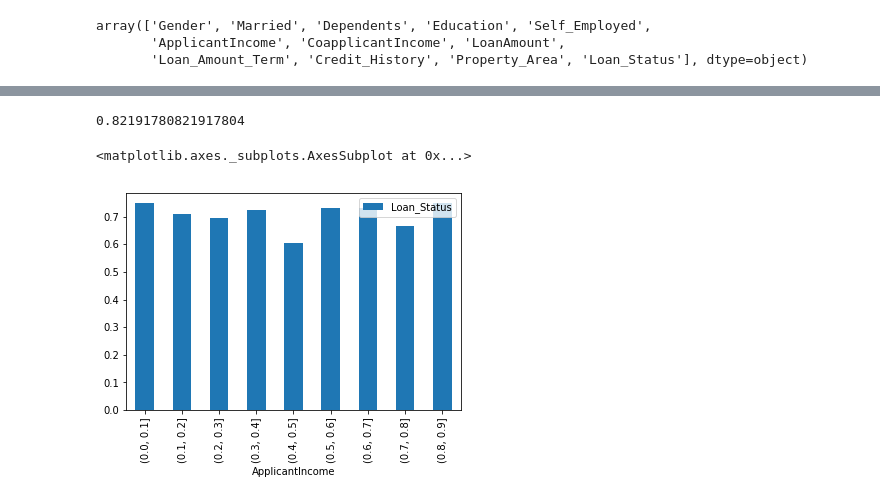
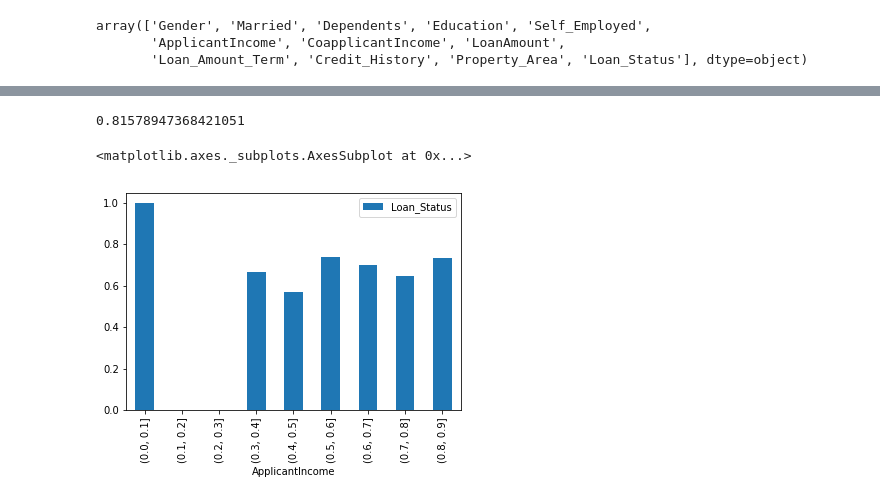
Before and after one commit to ShreyasGithub/python-data-science, a Jupyter notebook: explore_data.ipynb, the cells around one changed output, grey strips where cells are left out. Saved outputs shown, nothing was run; the diff lists cells and outputs as text; code cells hidden in the pictures.

```diff
--- a/explore_data.ipynb
+++ b/explore_data.ipynb
@@ -301,0 +315,6 @@ dtype: int64
+# %%
+coapplicant_mean = data_frame['CoapplicantIncome'].mean()
+data_frame['CoapplicantIncome'] = data_frame.apply(\
+                lambda row: coapplicant_mean if row['CoapplicantIncome'] == 0.0 else row['CoapplicantIncome']\
+                , axis=1)
+data_frame.head()
@@ -390,8 +416,11 @@ prepared_data_frame.head()
 # %%
 for column in ['ApplicantIncome', 'CoapplicantIncome', 'LoanAmount']:
-    mean_plus_deviation = prepared_data_frame[column].mean() + prepared_data_frame[column].std()
-    prepared_data_frame = prepared_data_frame.loc[(prepared_data_frame[column] < mean_plus_deviation),\
-                                                         prepared_data_frame.columns]
+    mean_plus_deviation = prepared_data_frame[column].mean() + (2.0 * prepared_data_frame[column].std())
+    mean_minus_deviation = prepared_data_frame[column].mean() - (2.0 * prepared_data_frame[column].std())
+    prepared_data_frame = prepared_data_frame.loc[(prepared_data_frame[column] < mean_plus_deviation) &\
+                            (prepared_data_frame[column] > mean_minus_deviation), prepared_data_frame.columns]
+    prepared_data_frame[column] = numpy.log(prepared_data_frame[column])
+
 
 scaled_arrays = preprocessing.MinMaxScaler().fit(prepared_data_frame.values).transform(prepared_data_frame.values)
 prepared_data_frame = pandas.DataFrame(scaled_arrays, columns=prepared_data_frame.columns)
@@ -702,16 +736,16 @@ model_prediction(model, input_columns, output_cloumn, test_data)
 # %%
 test_data.loc[(test_data['Credit_History'] == 1.0)]['Loan_Status'].mean()
 # %% [output]
-0.82191780821917804
+0.81578947368421051
 # %%
 #verification
 applicant_income_grouped_data_frame = prepared_data_frame.copy(deep=True)
 mean_approval_applicant_income = applicant_income_grouped_data_frame.groupby(\
                             pandas.cut(applicant_income_grouped_data_frame['ApplicantIncome'],\
-                            numpy.arange(0, 1, (1.0/10)))).mean()
+                            numpy.arange(0.0, 1.0, (1.0/10)))).mean()
 
 mean_approval_applicant_income
 mean_approval_applicant_income.loc[:,['Loan_Status']].plot.bar()
 # %% [output]
 <matplotlib.axes._subplots.AxesSubplot at 0x...>
-[figure, old version]
+[figure, new version]
```
Also changed, not shown: parts of 29 cells of this notebook.
